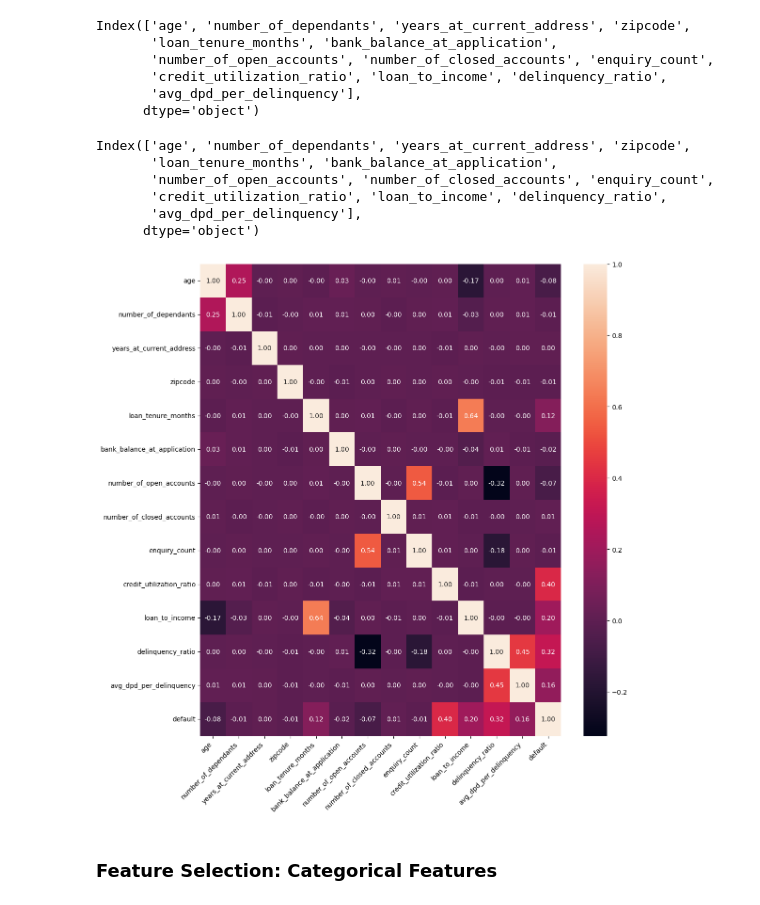
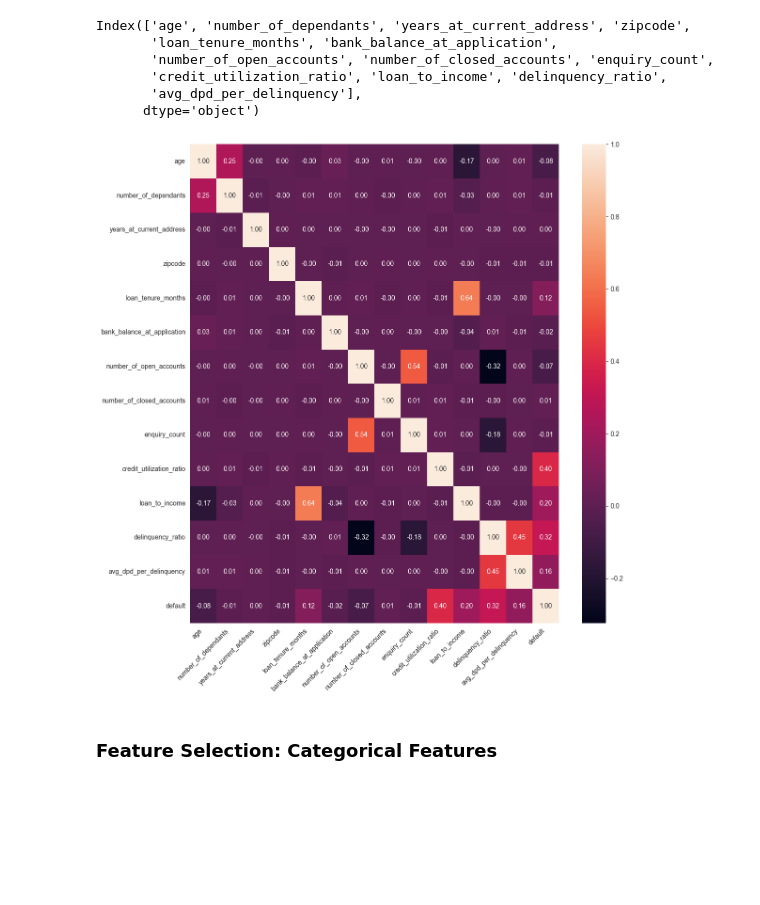
Before and after one commit to Manish-Awase/ML-credit-risk-classification-aws-deploy, a Jupyter notebook: credit_risk_model.ipynb, the cells around one changed output. Saved outputs shown, nothing was run; the diff lists cells and outputs as text; code cells hidden in the pictures; blank space fills up the shorter version.

```diff
--- a/credit_risk_model.ipynb
+++ b/credit_risk_model.ipynb
@@ -665,6 +663,8 @@ array(['age', 'number_of_dependants', 'years_at_current_address',
        'number_of_open_accounts', 'number_of_closed_accounts',
        'enquiry_count', 'credit_utilization_ratio', 'loan_to_income',
        'delinquency_ratio', 'avg_dpd_per_delinquency'], dtype=object)
+# %%
+selected_numeric_features_vif=pd.Index(selected_numeric_features_vif)
 # %%
 numeric_columns
 # %% [output]
@@ -674,25 +674,16 @@ Index(['age', 'number_of_dependants', 'years_at_current_address', 'zipcode',
        'credit_utilization_ratio', 'loan_to_income', 'delinquency_ratio',
        'avg_dpd_per_delinquency'],
       dtype='object')
-# %%
-numeric_columns
-# %% [output]
-Index(['age', 'number_of_dependants', 'years_at_current_address', 'zipcode',
-       'loan_tenure_months', 'bank_balance_at_application',
-       'number_of_open_accounts', 'number_of_closed_accounts', 'enquiry_count',
-       'credit_utilization_ratio', 'loan_to_income', 'delinquency_ratio',
-       'avg_dpd_per_delinquency'],
-      dtype='object')
 # %%
 plt.figure(figsize=(12,12))
-cm = df_train_3[numeric_columns.append(pd.Index(['default']))].corr()
+cm = df_train_3[selected_numeric_features_vif.append(pd.Index(['default']))].corr()
 sns.heatmap(cm, annot=True, fmt='0.2f')
 plt.xticks(rotation=45, ha='right')
 plt.yticks(rotation=0)
 plt.tight_layout()
 plt.show()
 # %% [output]
-[figure, old version]
+[figure, new version]
 # %% [markdown]
 ### Feature Selection: Categorical Features
 # %%
```
Also changed, not shown: parts of 15 cells of this notebook.
